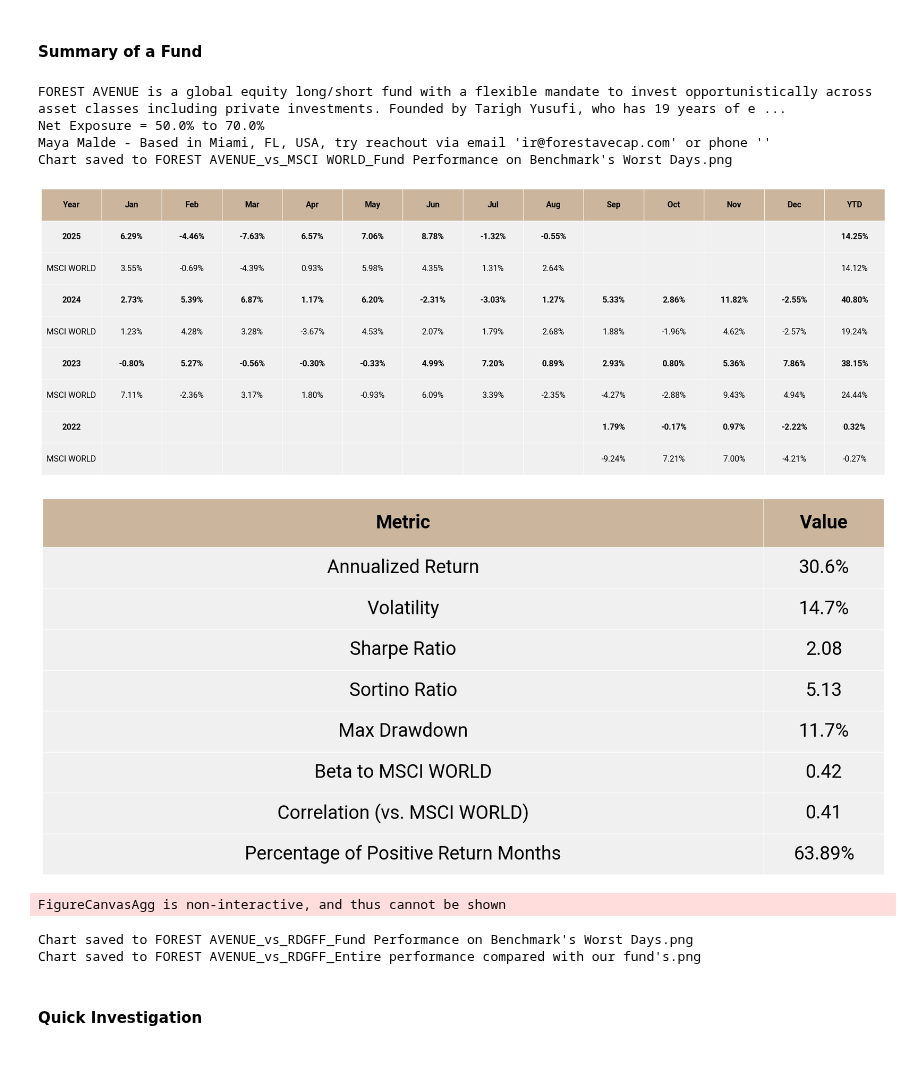
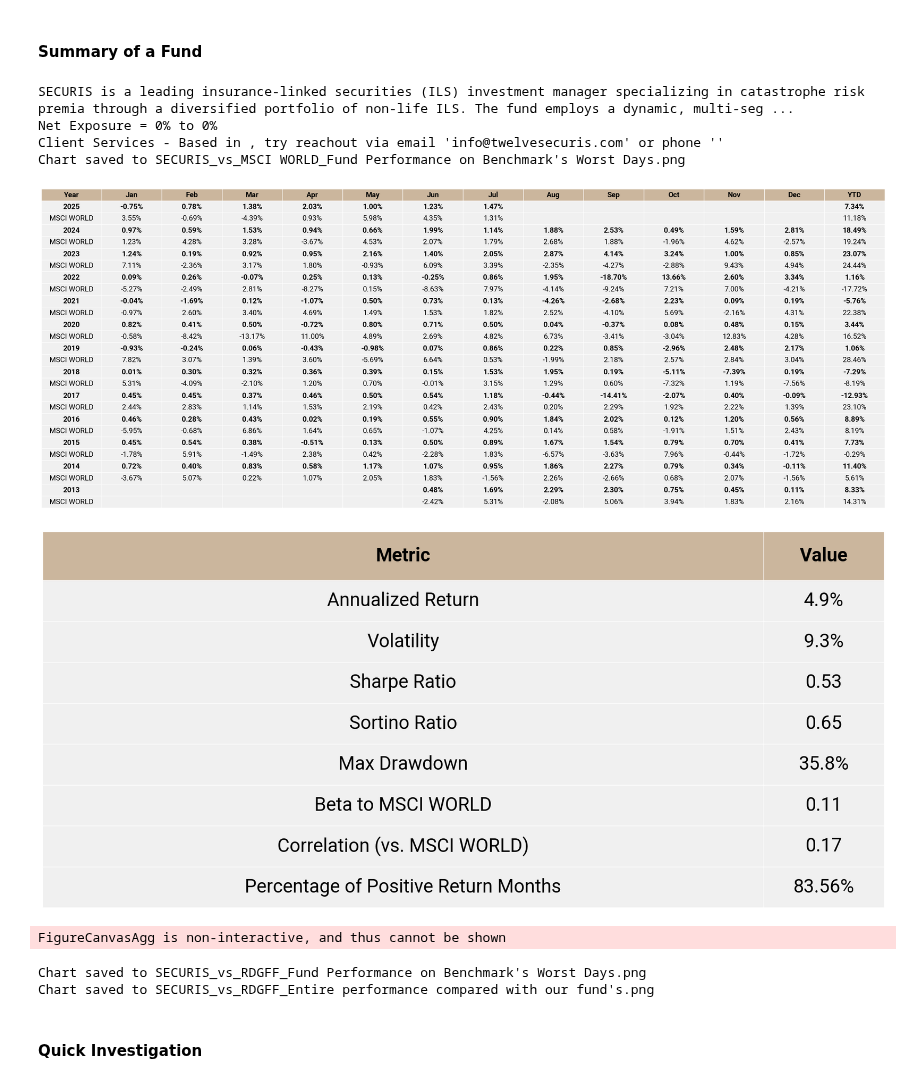
Before and after one commit to python-Marsh/fofproject, a Jupyter notebook: fund_workstation.ipynb, the cells around one changed output. Drawn from its saved outputs; the diff is of its cells as text; code cells hidden in the pictures.

```diff
--- a/fund_workstation.ipynb
+++ b/fund_workstation.ipynb
@@ -91,7 +91,7 @@ Non-number found in FOREST's earliest month, returned empty list
 funds = merge_funds(csv_fund, funds)
 # %%
 # Right-hand side has higher priority
-funds = funds | forest_avenue
+funds = funds | gpt_fund_2
 # %% [markdown]
 #### Save the Changes to .json & .csv
 # %%
@@ -220,20 +232,20 @@ OrderedDict({'RDGFF': 0.5969182857139664, 'QUANTICA': 0.4030817142860337})
 #### Summary of a Fund
 # %%
 # for f in ['DC', 'PROTIUM OPPORTUNITIES', 'FORWARDEDGE', 'ALPHA OPPORTUNITIES', 'ASIA ABSOLUTE', 'REGAL TACTICAL', 'PANVIEW', 'DKAM GLOBAL', 'AURIGIN', 'RDGFF', 'DUNAMIS', 'FRONTIER', 'HEL VED']:
-fund_name = 'FOREST AVENUE'
+fund_name = 'SECURIS'
 funds[fund_name].summary_of_a_fund(benchmark_fund=funds['MSCI WORLD'],language="en",save=True)
 funds[fund_name].compare_worst_performance(funds['RDGFF'], n_worst=10,  save=True)
 funds[fund_name].compare_worst_performance(funds['RDGFF'], title="Entire performance compared with our fund's" ,n_worst=100,  save=True)
 # %% [output]
-FOREST AVENUE is a global equity long/short fund with a flexible mandate to invest opportunistically across asset classes including private investments. Founded by Tarigh Yusufi, who has 19 years of e ...
-Net Exposure = 50.0% to 70.0%
-Maya Malde - Based in Miami, FL, USA, try reachout via email 'ir@forestavecap.com' or phone ''
-Chart saved to FOREST AVENUE_vs_MSCI WORLD_Fund Performance on Benchmark's Worst Days.png
+SECURIS is a leading insurance-linked securities (ILS) investment manager specializing in catastrophe risk premia through a diversified portfolio of non-life ILS. The fund employs a dynamic, multi-seg ...
+Net Exposure = 0% to 0%
+Client Services - Based in , try reachout via email 'info@twelvesecuris.com' or phone ''
+Chart saved to SECURIS_vs_MSCI WORLD_Fund Performance on Benchmark's Worst Days.png
-[figure, old version]
+[figure, new version]
 [figure]
 FigureCanvasAgg is non-interactive, and thus cannot be shown
-Chart saved to FOREST AVENUE_vs_RDGFF_Fund Performance on Benchmark's Worst Days.png
-Chart saved to FOREST AVENUE_vs_RDGFF_Entire performance compared with our fund's.png
+Chart saved to SECURIS_vs_RDGFF_Fund Performance on Benchmark's Worst Days.png
+Chart saved to SECURIS_vs_RDGFF_Entire performance compared with our fund's.png
 # %% [markdown]
 #### Quick Investigation
 # %%
```
Also changed, not shown: parts of 3 cells of this notebook, 5 other files.
